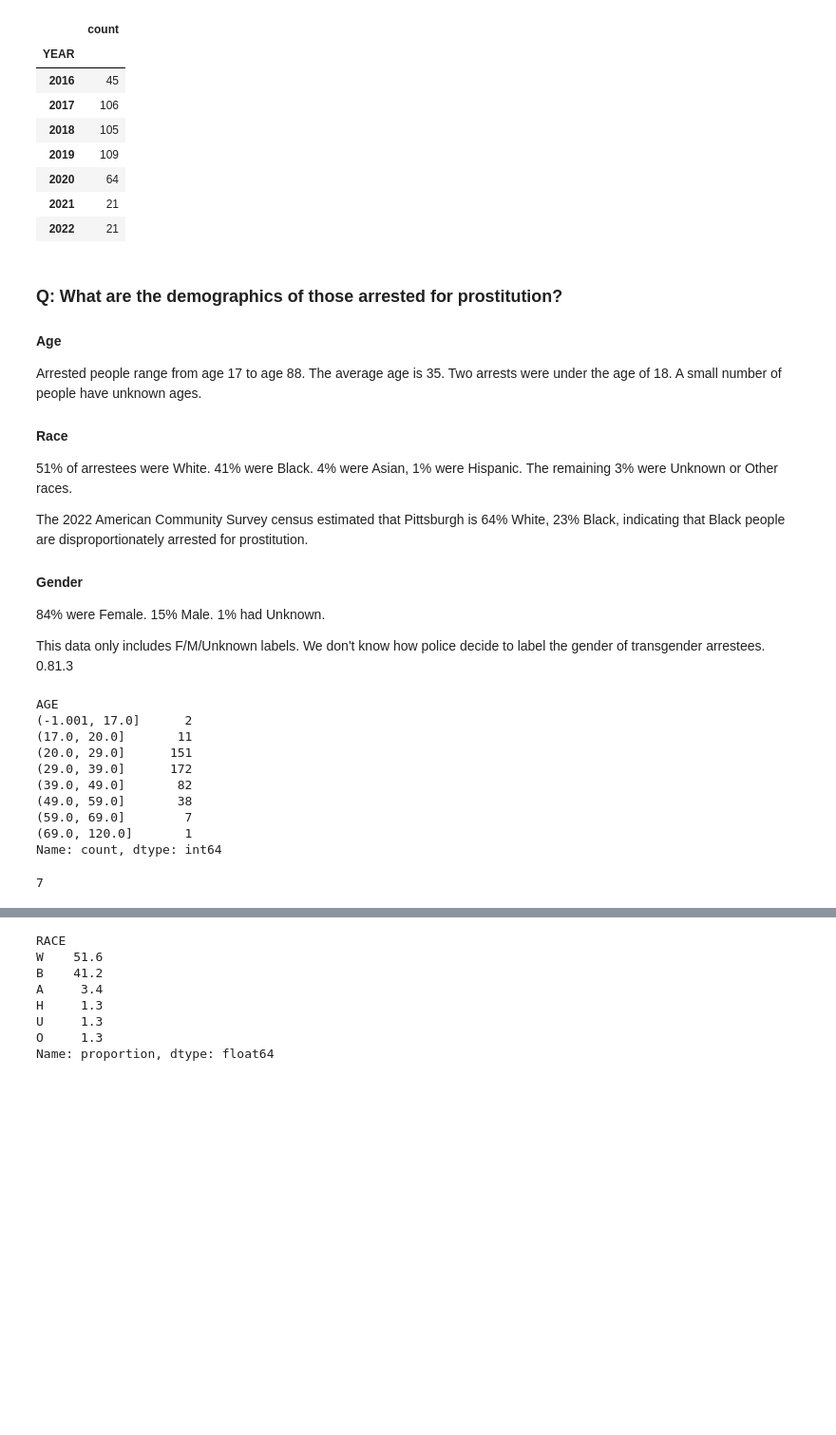
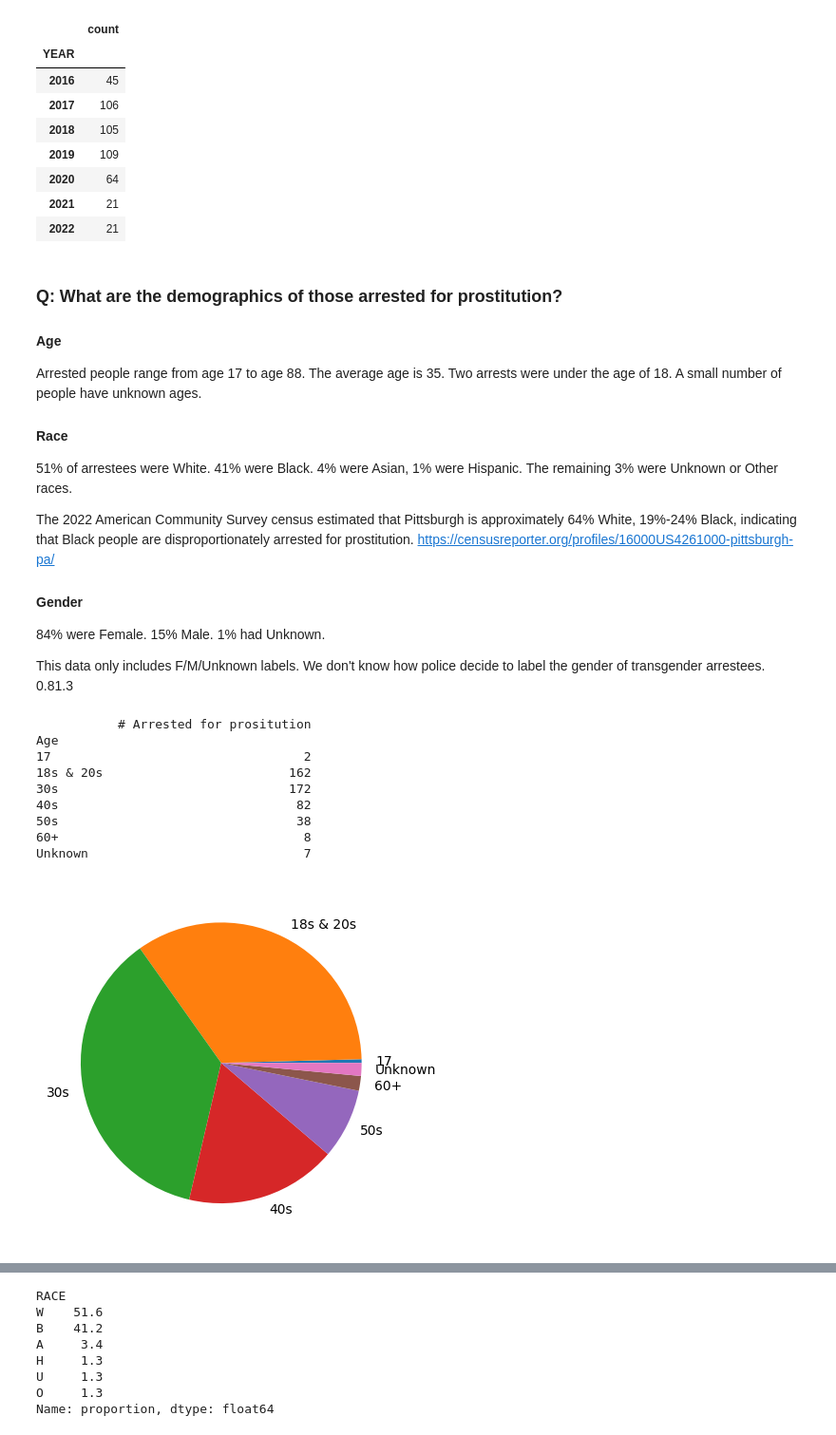
Before and after one commit to moates/pghSWArrests, a Jupyter notebook: arrest_data_analysis.ipynb, the cells around one changed output, grey strips where cells are left out. Shown at 95% size. Saved outputs shown, nothing was run; the diff lists cells and outputs as text; code cells hidden in the pictures; blank space fills up the shorter version.

```diff
--- a/arrest_data_analysis.ipynb
+++ b/arrest_data_analysis.ipynb
@@ -361,31 +362,31 @@ Arrested people range from age 17 to age 88. The average age is 35. Two arrests
 #### Race
 51% of arrestees were White. 41% were Black. 4% were Asian, 1% were Hispanic. The remaining 3% were Unknown or Other races.
 
-The 2022 American Community Survey census estimated that Pittsburgh is 64% White, 23% Black, indicating that Black people are disproportionately arrested for prostitution.
+The 2022 American Community Survey census estimated that Pittsburgh is approximately 64% White, 19%-24% Black, indicating that Black people are disproportionately arrested for prostitution.
+https://censusreporter.org/profiles/16000US4261000-pittsburgh-pa/
 
 #### Gender
 84% were Female. 15% Male. 1% had Unknown.
 
 This data only includes F/M/Unknown labels. We don't know how police decide to label the gender of transgender arrestees. 0.81.3
 # %%
-# Age ranges
 providers = data.loc[data.ISPROVIDER]
-providers.AGE.value_counts(bins=[-1,17,20,29,39,49,59,69,120], sort=False, dropna=False)
-# %% [output]
-AGE
-(-1.001, 17.0]      2
-(17.0, 20.0]       11
-(20.0, 29.0]      151
-(29.0, 39.0]      172
-(39.0, 49.0]       82
-(49.0, 59.0]       38
-(59.0, 69.0]        7
-(69.0, 120.0]       1
-Name: count, dtype: int64
-# %%
-# Missing ages
-providers.AGE.isna().sum()
-# %% [output]
-7
+# %%
+age_labels = ["17", "18s & 20s", "30s", "40s", "50s", "60+", "Unknown"]
+age_bins = [0,17,29,39,49,59,120]
+pie_vals = np.append(providers.AGE.value_counts(bins=age_bins, sort=False, dropna=True).values, providers.AGE.isna().sum())
+plt.pie(pie_vals, labels=age_labels)
+print(pd.DataFrame({"# Arrested for prositution":pie_vals, "Age" : age_labels}).set_index('Age'))
+# %% [output]
+           # Arrested for prositution
+Age
+17                                  2
+18s & 20s                         162
+30s                               172
+40s                                82
+50s                                38
+60+                                 8
+Unknown                             7
+[figure, added]
 # %%
 # Min, max, Average age of arrest
```
Also changed, not shown: parts of 4 cells of this notebook.
